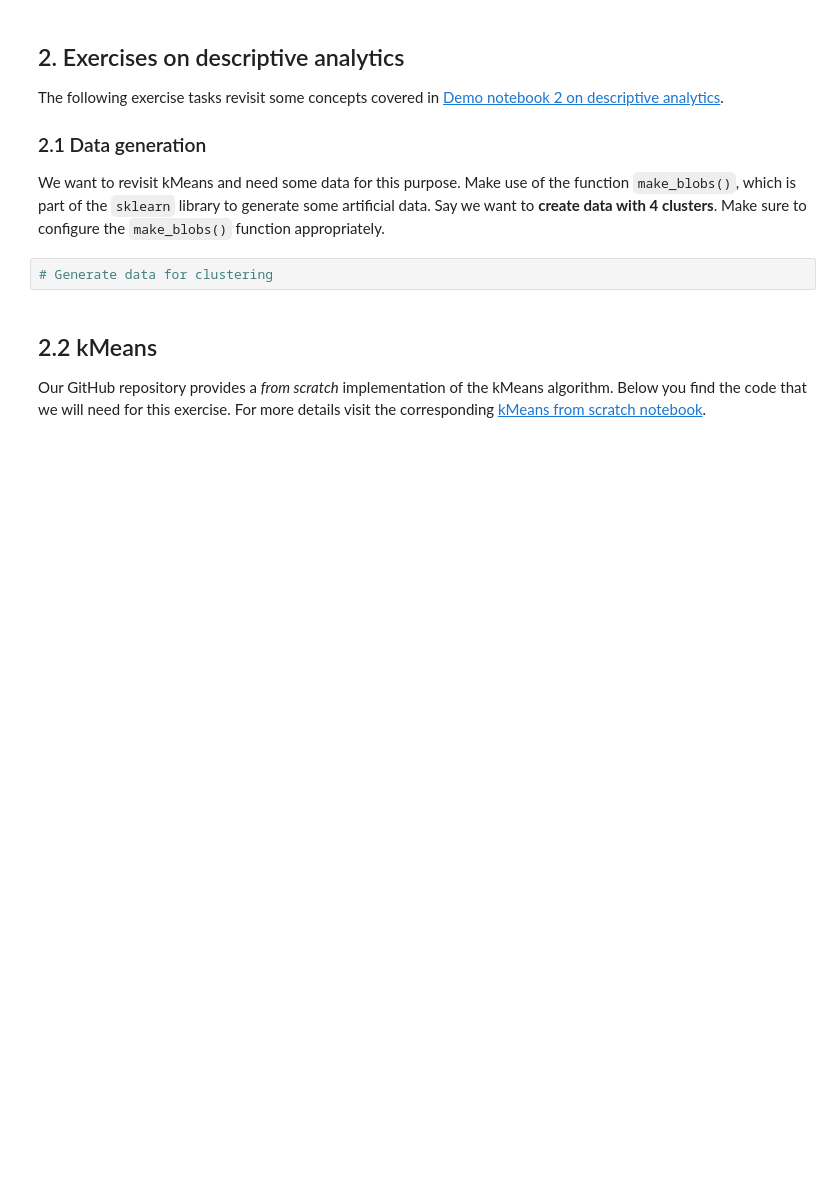
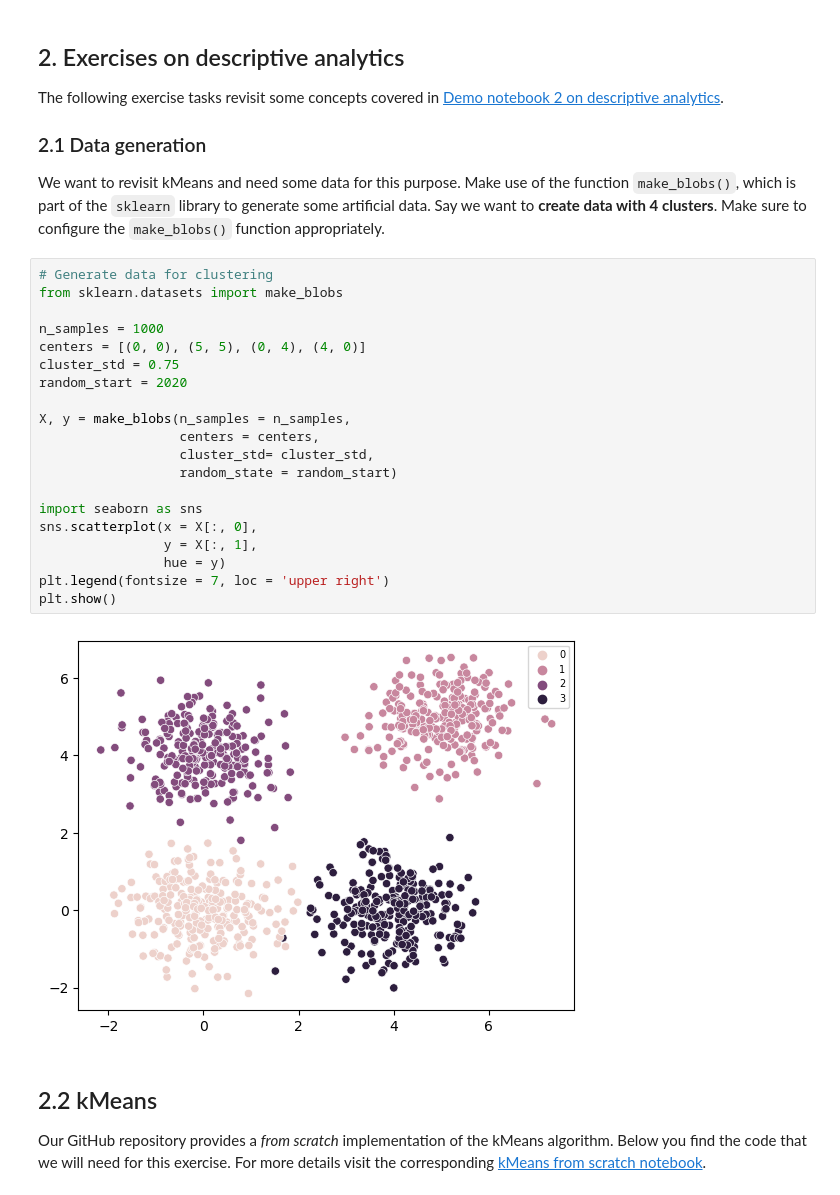
Before and after one commit to fx-h/bads, a Jupyter notebook: exercises/2_ex_descriptive_analytics.ipynb, the cells around one changed output. Saved outputs shown, nothing was run; the diff lists cells and outputs as text; blank space fills up the shorter version.

```diff
--- a/exercises/2_ex_descriptive_analytics.ipynb
+++ b/exercises/2_ex_descriptive_analytics.ipynb
@@ -92,8 +92,28 @@ The following exercise tasks revisit some concepts covered in [Demo notebook 2 o
 
 ### 2.1 Data generation
 We want to revisit kMeans and need some data for this purpose. Make use of the function `make_blobs()`, which is part of the `sklearn` library to generate some artificial data. Say we want to **create data with 4 clusters**. Make sure to configure the `make_blobs()` function appropriately.
-# %%
-# Generate data for clustering
+# %%
+# Generate data for clustering
+from sklearn.datasets import make_blobs
+
+n_samples = 1000
+centers = [(0, 0), (5, 5), (0, 4), (4, 0)]
+cluster_std = 0.75
+random_start = 2020
+
+X, y = make_blobs(n_samples = n_samples,
+                  centers = centers,
+                  cluster_std= cluster_std,
+                  random_state = random_start)
+
+import seaborn as sns
+sns.scatterplot(x = X[:, 0],
+                y = X[:, 1],
+                hue = y)
+plt.legend(fontsize = 7, loc = 'upper right')
+plt.show()
+# %% [output]
+[figure, added]
 # %% [markdown]
 ## 2.2 kMeans
 Our GitHub repository provides a *from scratch* implementation of the kMeans algorithm. Below you find the code that we will need for this exercise. For more details visit the corresponding [kMeans from scratch notebook](https://github.com/Humboldt-WI/bads/blob/master/algorithms_from_scratch/kmeans.ipynb).
```
Also changed, not shown: parts of 6 cells of this notebook.
